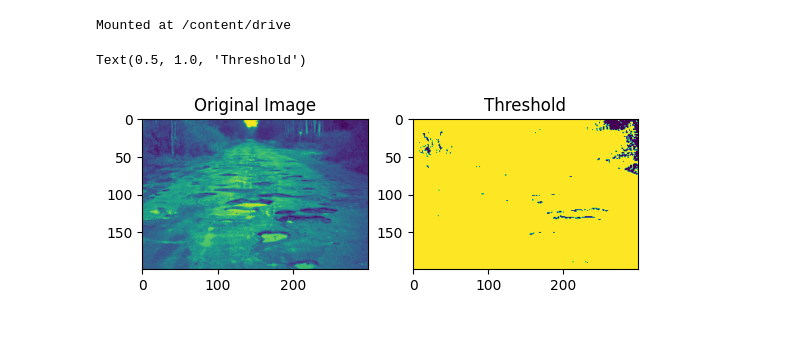
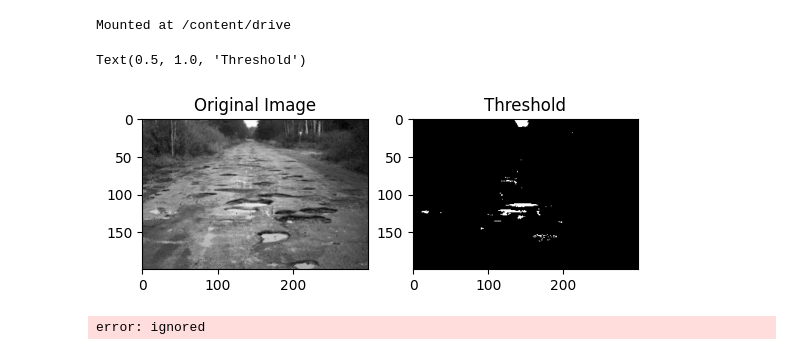
Before and after one commit to K2FA/PCVK_Genap_2021, a Jupyter notebook: ProjekAkhir.ipynb, the cells around one changed output. Drawn from its saved outputs; the diff is of its cells as text; code cells hidden in the pictures.

```diff
--- a/ProjekAkhir.ipynb
+++ b/ProjekAkhir.ipynb
@@ -12,14 +13,35 @@ from matplotlib import pyplot as plt
 # %%
 img = cv.imread('/content/drive/MyDrive/PCVK/ProjekBesar/3.jpg')
 # img_rgb = cv.cvtColor(img, cv.COLOR_BGR2RGB)
 img_gray = cv.cvtColor(img, cv.COLOR_BGR2GRAY)
 
-ret,thresh1 = cv.threshold(img_gray,30,255,cv.THRESH_BINARY)
+ret,thresh1 = cv.threshold(img_gray,200,255,cv.THRESH_BINARY)
 
-plt.subplot(2,2,1),plt.imshow(img_gray)
+plt.subplot(2,2,1),plt.imshow(img_gray,'gray')
 plt.title('Original Image')
-plt.subplot(2,2,2),plt.imshow(thresh1)
+plt.subplot(2,2,2),plt.imshow(thresh1,'gray')
 plt.title('Threshold')
 # %% [output]
 Text(0.5, 1.0, 'Threshold')
-[figure, old version]
+[figure, new version]
+# %%
+def color_segmentation(image, lower_hsv, upper_hsv):
+    # Konversi gambar ke mode warna HSV
+    hsv_image = cv.cvtColor(image, cv.COLOR_BGR2HSV)
+
+    # Buat mask dengan batasan warna yang ditentukan
+    mask = cv.inRange(hsv_image, lower_hsv, upper_hsv)
+
+    # Aplikasikan mask ke gambar asli
+    segmented_image = cv.bitwise_and(image, image, mask=mask)
+
+    return segmented_image
+
+lower_hsv = np.array([0, 100, 100])
+upper_hsv = np.array([10, 255, 255])
+
+segmented_image = color_segmentation(thresh1, lower_hsv, upper_hsv)
+
+cv2_imshow( img)
+# %% [output]
+error: ignored
```
Also changed, not shown: parts of 1 cell of this notebook.
